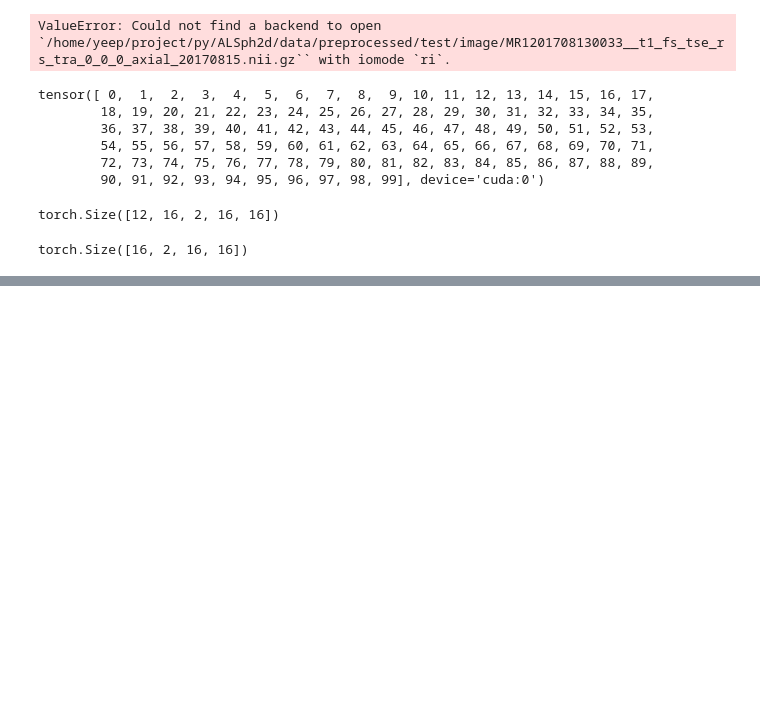
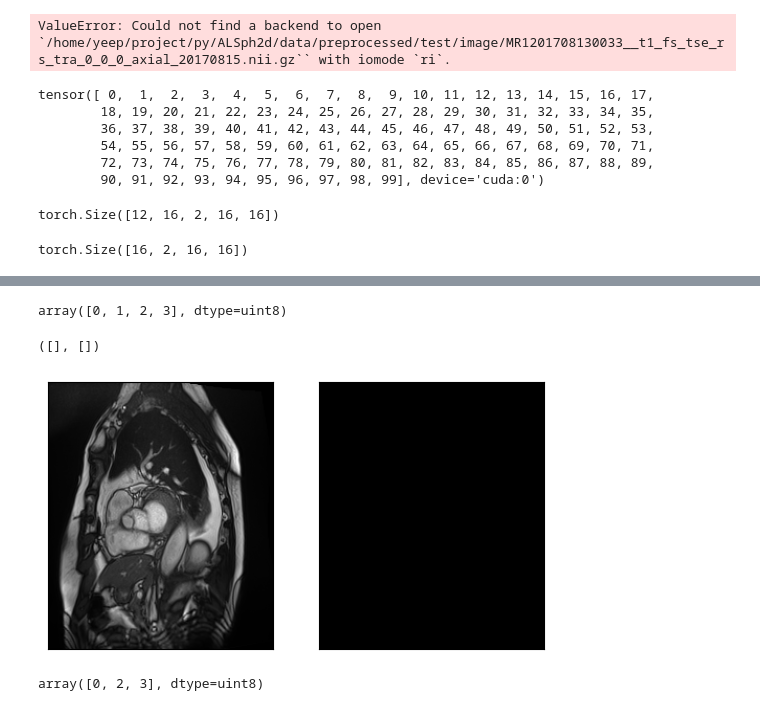
Before and after one commit to yeyeyeping/ALSph2d, a Jupyter notebook: test.ipynb, the cells around one changed output, grey strips where cells are left out. Drawn from its saved outputs; the diff is of its cells as text; code cells hidden in the pictures; blank space fills up the shorter version.

```diff
--- a/test.ipynb
+++ b/test.ipynb
@@ -3064,3 +3064,9 @@ torch.Size([12, 16, 2, 16, 16])
 torch.channel_shuffle(a, 1)[3].shape
 # %% [output]
 torch.Size([16, 2, 16, 16])
+# %%
+p="/home/yeep/dataset/PyMIC_data/ACDC/preprocess/patient001_frame01.nii.gz"
+pl = "/home/yeep/dataset/PyMIC_data/ACDC/preprocess/patient001_frame01_gt.nii.gz"
+# %%
+img = sitk.GetArrayFromImage(sitk.ReadImage(p))
+lab = sitk.GetArrayFromImage(sitk.ReadImage(pl))
@@ -3066,0 +3079,16 @@ torch.Size([16, 2, 16, 16])
+# %%
+np.unique(lab[4])
+# %% [output]
+array([0, 1, 2, 3], dtype=uint8)
+# %%
+plt.subplot(1,2,1)
+plt.imshow(img[0],cmap="gray")
+plt.xticks([])
+plt.yticks([])
+plt.subplot(1,2,2)
+plt.imshow(lab[0],cmap="gray")
+plt.xticks([])
+plt.yticks([])
+# %% [output]
+([], [])
+[figure, added]
@@ -3066,0 +3100,4 @@ torch.Size([16, 2, 16, 16])
+# %%
+np.unique(np.load("/home/yeep/project/py/ALSph2d/data/ACDCprecessed/train/patient003_frame01_slice0_gt.npy"))
+# %% [output]
+array([0, 2, 3], dtype=uint8)
```
Also changed, not shown: parts of 5 cells of this notebook, 4 other files.
